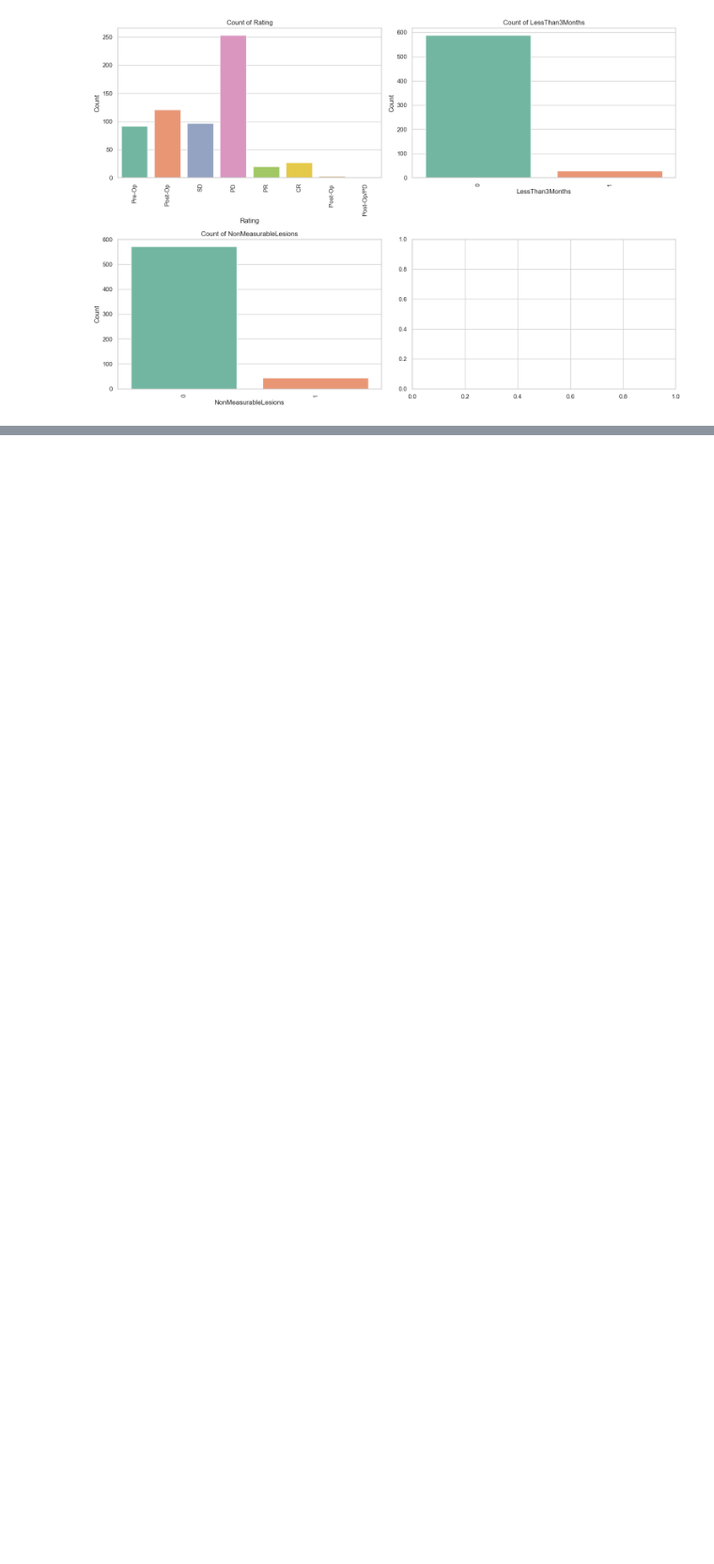
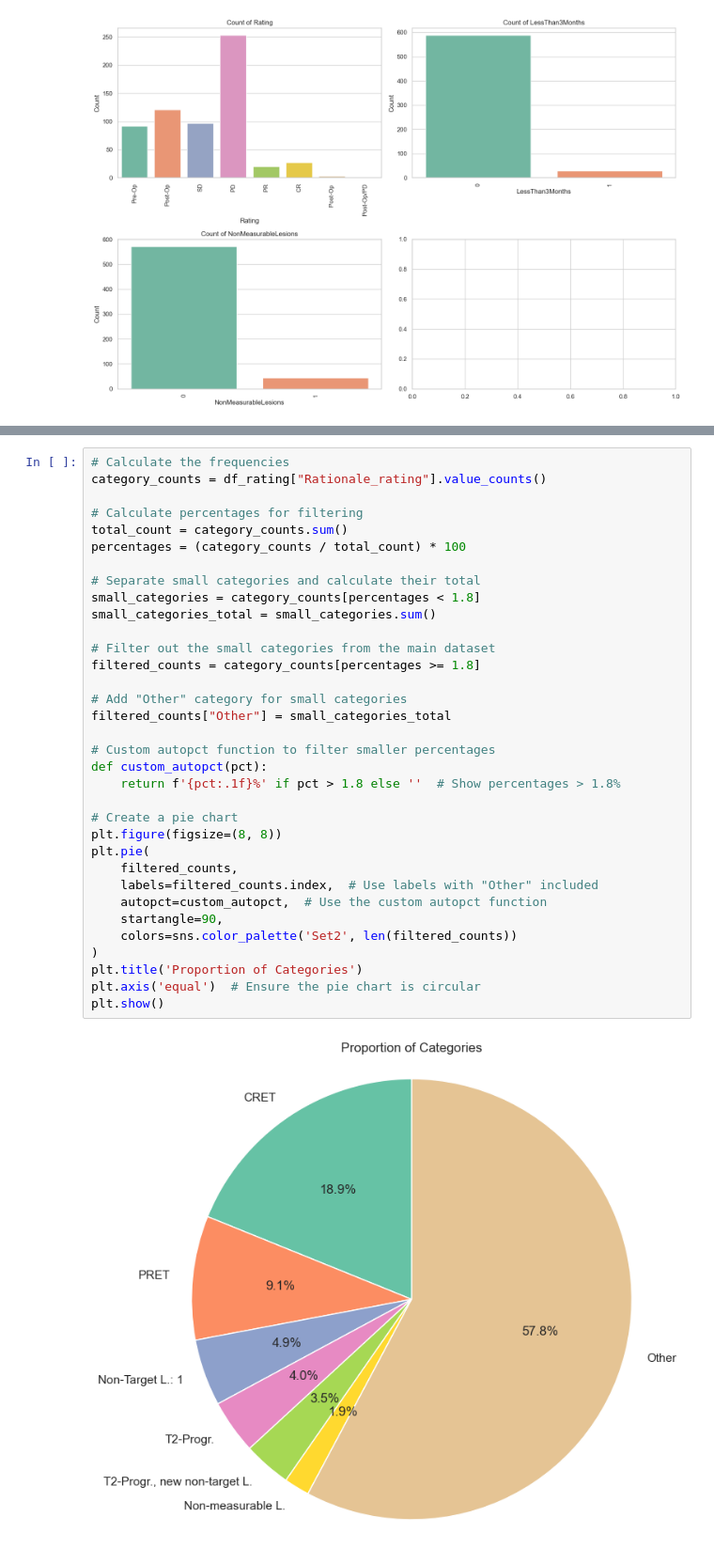
Before and after one commit to Alphina18/Glioblastoma_survival_prediction, a Jupyter notebook: modeleren_van_glionoma_groei.ipynb, the cells around one changed output, grey strips where cells are left out. Shown at 94% size. Saved outputs shown, nothing was run; the diff lists cells and outputs as text; blank space fills up the shorter version.

```diff
--- a/modeleren_van_glionoma_groei.ipynb
+++ b/modeleren_van_glionoma_groei.ipynb
@@ -374,0 +445,36 @@ SO rows with non measure lesions have to be deleted
+# %%
+# Calculate the frequencies
+category_counts = df_rating["Rationale_rating"].value_counts()
+
+# Calculate percentages for filtering
+total_count = category_counts.sum()
+percentages = (category_counts / total_count) * 100
+
+# Separate small categories and calculate their total
+small_categories = category_counts[percentages < 1.8]
+small_categories_total = small_categories.sum()
+
+# Filter out the small categories from the main dataset
+filtered_counts = category_counts[percentages >= 1.8]
+
+# Add "Other" category for small categories
+filtered_counts["Other"] = small_categories_total
+
+# Custom autopct function to filter smaller percentages
+def custom_autopct(pct):
+    return f'{pct:.1f}%' if pct > 1.8 else ''  # Show percentages > 1.8%
+
+# Create a pie chart
+plt.figure(figsize=(8, 8))
+plt.pie(
+    filtered_counts,
+    labels=filtered_counts.index,  # Use labels with "Other" included
+    autopct=custom_autopct,  # Use the custom autopct function
+    startangle=90,
+    colors=sns.color_palette('Set2', len(filtered_counts))
+)
+plt.title('Proportion of Categories')
+plt.axis('equal')  # Ensure the pie chart is circular
+plt.show()
+# %% [output]
+[figure, added]
```
Also changed, not shown: parts of 107 cells of this notebook, 3 other files.
